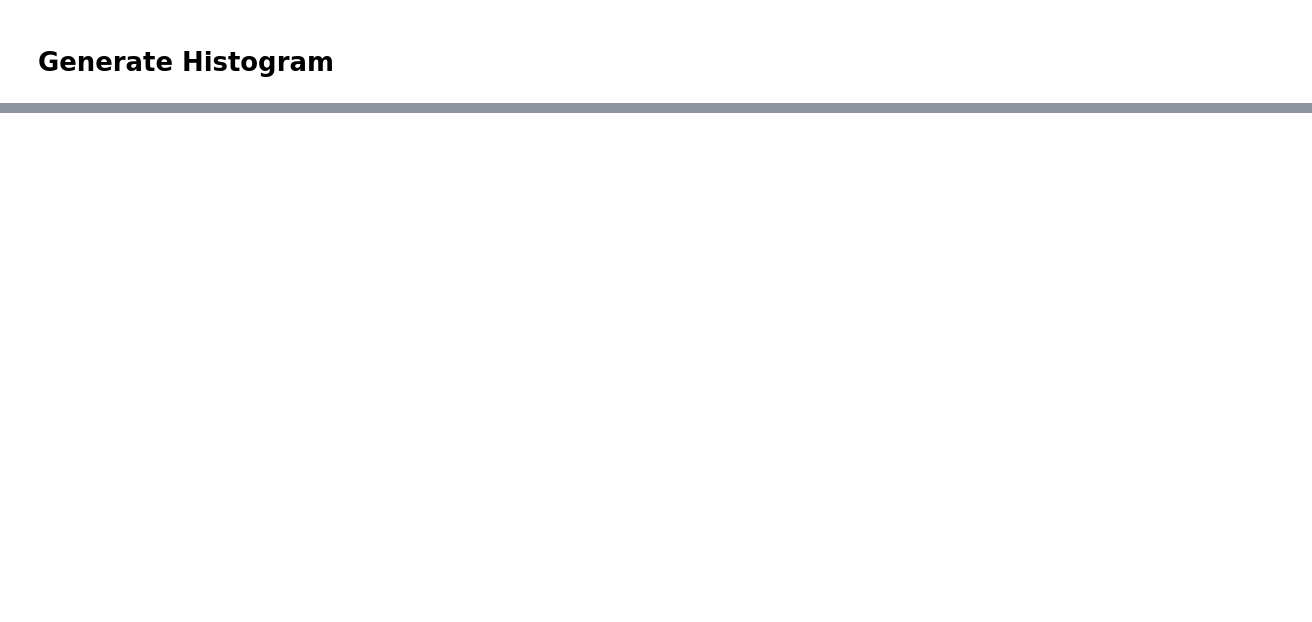
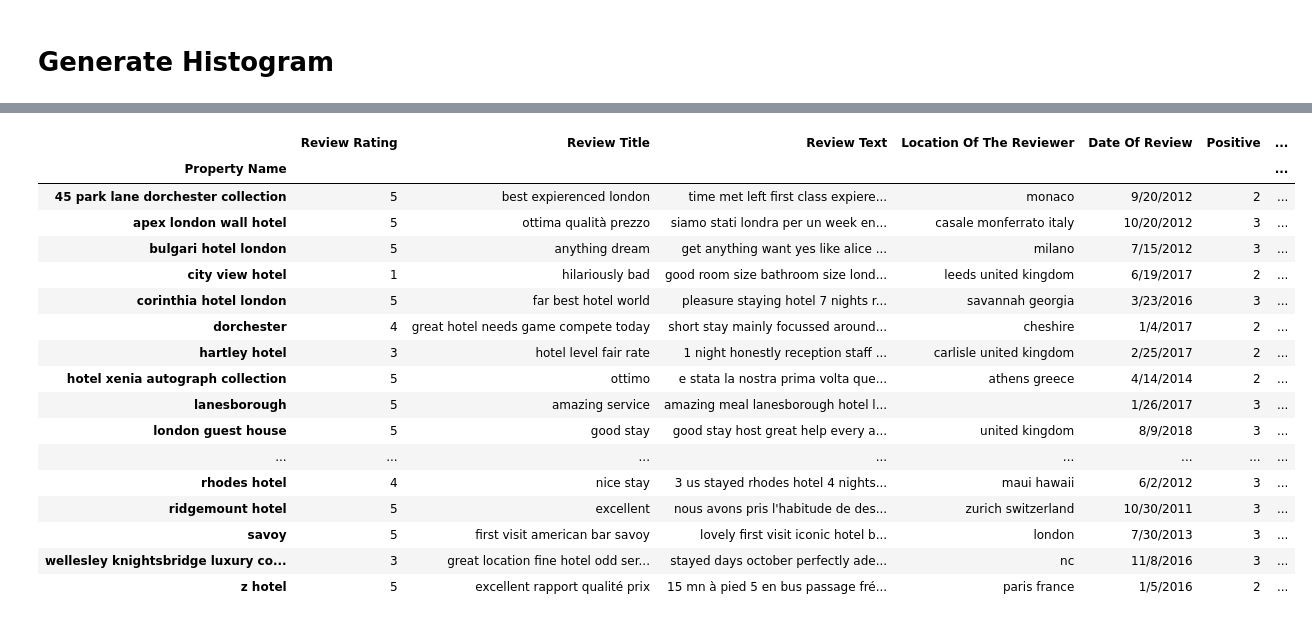
Before and after one commit to syedmuhammadshahrukh/nlp-sentiment-analysis, a Jupyter notebook: main.ipynb, the cells around one changed output, grey strips where cells are left out. Cells and saved outputs as stored; diff of their text form; code cells hidden in the pictures; blank space fills up the shorter version.

```diff
--- a/main.ipynb
+++ b/main.ipynb
@@ -217,0 +247,22 @@ array([[<AxesSubplot:title={'center':'Review Rating'}>]], dtype=object)
+# %%
+grouped = data2.groupby('Property Name')
+grouped.first()
+# %% [output]
+|  | Review Rating | Review Title | Review Text | Location Of The Reviewer | Date Of Review | Positive | ... |
+| Property Name |  |  |  |  |  |  | ... |
+| 45 park lane dorchester collection | 5 | best expierenced london | time met left first class expiere... | monaco | 9/20/2012 | 2 | ... |
+| apex london wall hotel | 5 | ottima qualità prezzo | siamo stati londra per un week en... | casale monferrato italy | 10/20/2012 | 3 | ... |
+| bulgari hotel london | 5 | anything dream | get anything want yes like alice ... | milano | 7/15/2012 | 3 | ... |
+| city view hotel | 1 | hilariously bad | good room size bathroom size lond... | leeds united kingdom | 6/19/2017 | 2 | ... |
+| corinthia hotel london | 5 | far best hotel world | pleasure staying hotel 7 nights r... | savannah georgia | 3/23/2016 | 3 | ... |
+| dorchester | 4 | great hotel needs game compete today | short stay mainly focussed around... | cheshire | 1/4/2017 | 2 | ... |
+| hartley hotel | 3 | hotel level fair rate | 1 night honestly reception staff ... | carlisle united kingdom | 2/25/2017 | 2 | ... |
+| hotel xenia autograph collection | 5 | ottimo | e stata la nostra prima volta que... | athens greece | 4/14/2014 | 2 | ... |
+| lanesborough | 5 | amazing service | amazing meal lanesborough hotel l... |  | 1/26/2017 | 3 | ... |
+| london guest house | 5 | good stay | good stay host great help every a... | united kingdom | 8/9/2018 | 3 | ... |
+| ... | ... | ... | ... | ... | ... | ... | ... |
+| rhodes hotel | 4 | nice stay | 3 us stayed rhodes hotel 4 nights... | maui hawaii | 6/2/2012 | 3 | ... |
+| ridgemount hotel | 5 | excellent | nous avons pris l'habitude de des... | zurich switzerland | 10/30/2011 | 3 | ... |
+| savoy | 5 | first visit american bar savoy | lovely first visit iconic hotel b... | london | 7/30/2013 | 3 | ... |
+| wellesley knightsbridge luxury co... | 3 | great location fine hotel odd ser... | stayed days october perfectly ade... | nc | 11/8/2016 | 3 | ... |
+| z hotel | 5 | excellent rapport qualité prix | 15 mn à pied 5 en bus passage fré... | paris france | 1/5/2016 | 2 | ... |
```
Also changed, not shown: parts of 24 cells of this notebook, 1 other file.
